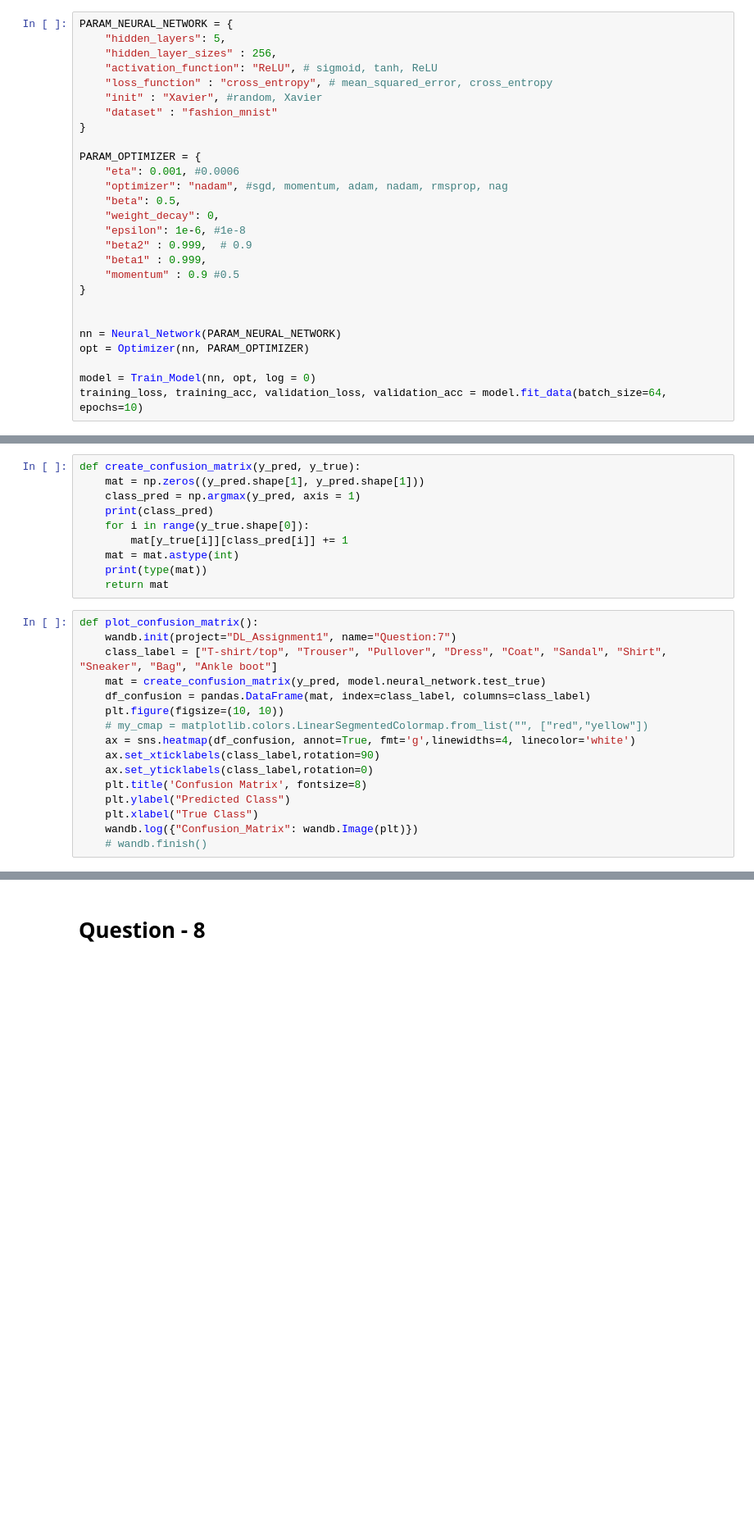
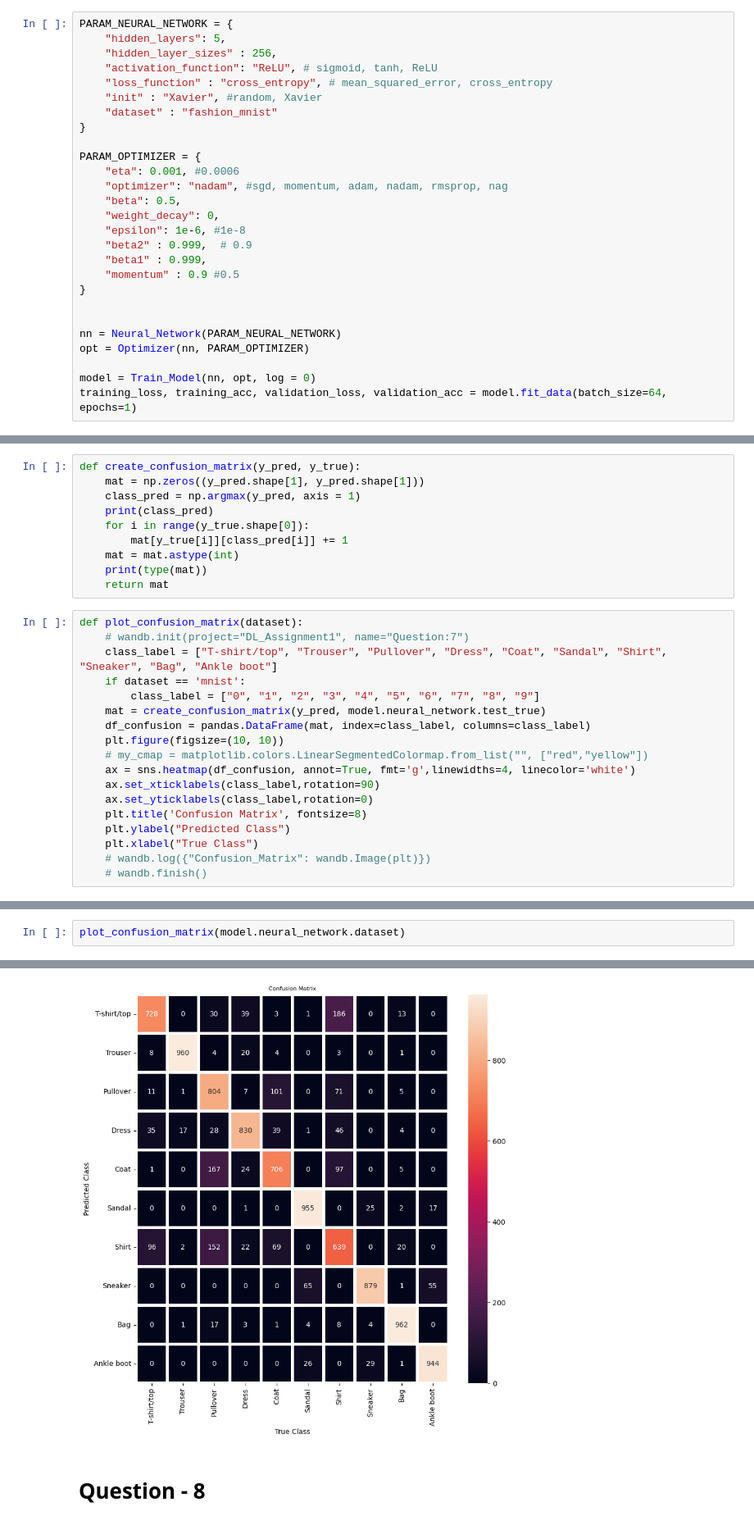
Before and after one commit to harshgupta1806/Feed-Forward-Neural-Network, a Jupyter notebook: DL_Assignment1_Final.ipynb, the cells around one changed output, grey strips where cells are left out. Shown at 82% size. Drawn from its saved outputs; the diff is of its cells as text; blank space fills up the shorter version.

Commit message:
updated function for confusion matrix (update labels for different datasets)

```diff
--- a/DL_Assignment1_Final.ipynb
+++ b/DL_Assignment1_Final.ipynb
@@ -1072,6 +1063,6 @@ nn = Neural_Network(PARAM_NEURAL_NETWORK)
 opt = Optimizer(nn, PARAM_OPTIMIZER)
 
 model = Train_Model(nn, opt, log = 0)
-training_loss, training_acc, validation_loss, validation_acc = model.fit_data(batch_size=64, epochs=10)
+training_loss, training_acc, validation_loss, validation_acc = model.fit_data(batch_size=64, epochs=1)
 # %% [output]
 epoch:1 ::
@@ -1107,9 +1084,11 @@ def create_confusion_matrix(y_pred, y_true):
     print(type(mat))
     return mat
 # %%
-def plot_confusion_matrix():
-    wandb.init(project="DL_Assignment1", name="Question:7")
+def plot_confusion_matrix(dataset):
+    # wandb.init(project="DL_Assignment1", name="Question:7")
     class_label = ["T-shirt/top", "Trouser", "Pullover", "Dress", "Coat", "Sandal", "Shirt", "Sneaker", "Bag", "Ankle boot"]
+    if dataset == 'mnist':
+        class_label = ["0", "1", "2", "3", "4", "5", "6", "7", "8", "9"]
     mat = create_confusion_matrix(y_pred, model.neural_network.test_true)
     df_confusion = pandas.DataFrame(mat, index=class_label, columns=class_label)
     plt.figure(figsize=(10, 10))
@@ -1120,5 +1099,5 @@ def plot_confusion_matrix():
     plt.title('Confusion Matrix', fontsize=8)
     plt.ylabel("Predicted Class")
     plt.xlabel("True Class")
-    wandb.log({"Confusion_Matrix": wandb.Image(plt)})
+    # wandb.log({"Confusion_Matrix": wandb.Image(plt)})
     # wandb.finish()
@@ -1141,0 +1104,3 @@ View run at https://wandb.ai/harsh_cs23m026/DL_Assignment1/runs/iheb88q1
+# %%
+plot_confusion_matrix(model.neural_network.dataset)
+# %% [output]
@@ -1142,3 +1109,4 @@ View run at https://wandb.ai/harsh_cs23m026/DL_Assignment1/runs/iheb88q1
+[figure, added]
 # %% [markdown]
 # **Question - 8**
 # %%
```
Also changed, not shown: parts of 6 cells of this notebook, 1 other file.
